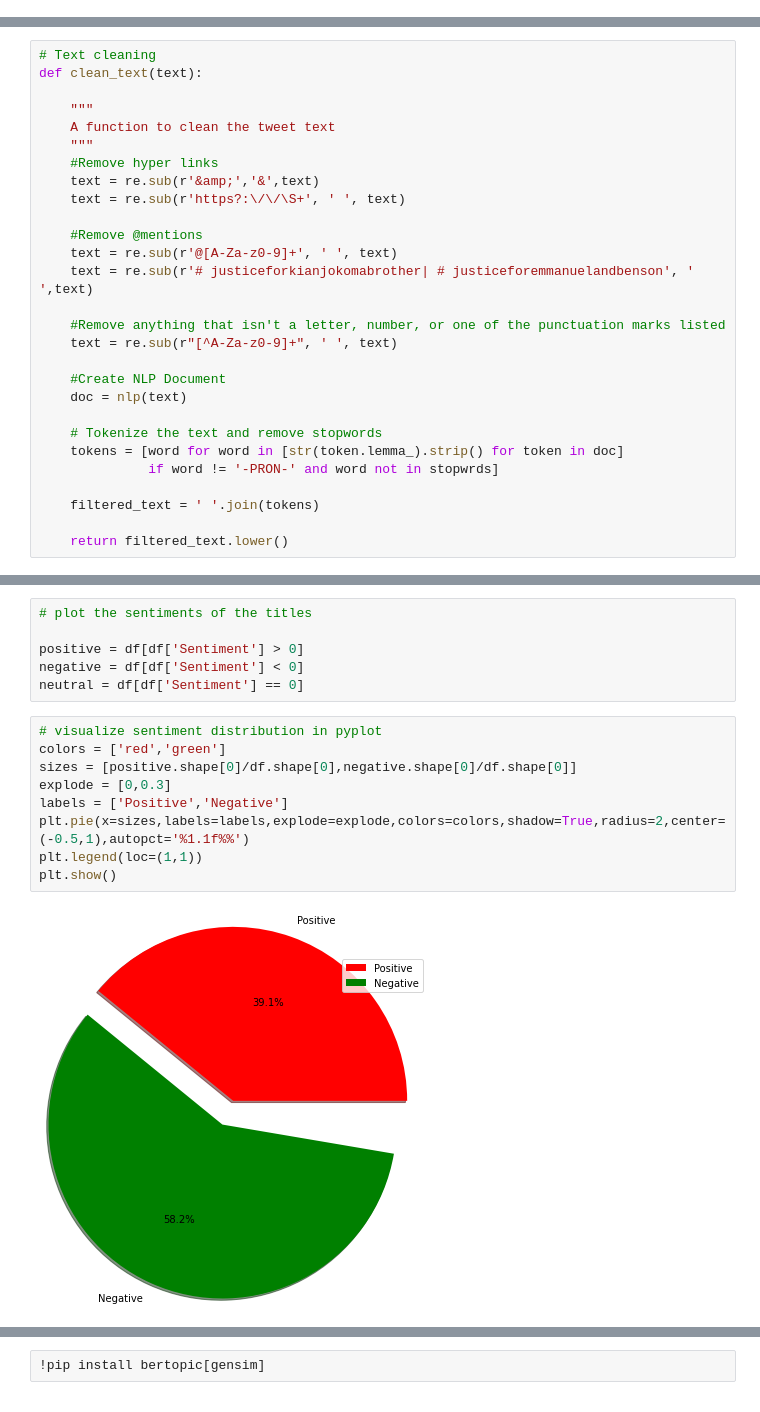
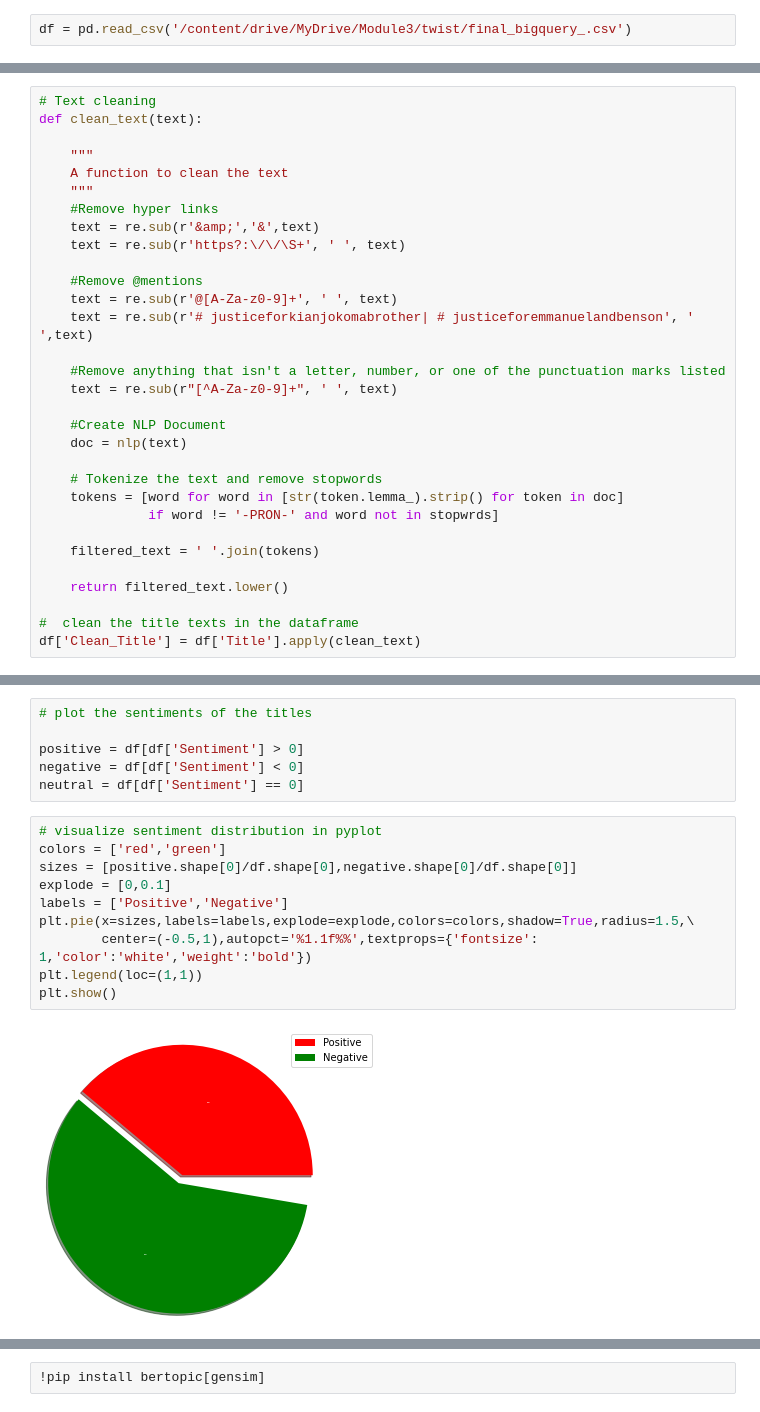
Before and after one commit to denniesbor/Module_3_Twist, a Jupyter notebook: Knowledge_Graph_Queries.ipynb, the cells around one changed output, grey strips where cells are left out. Cells and saved outputs as stored; diff of their text form.

```diff
--- a/Knowledge_Graph_Queries.ipynb
+++ b/Knowledge_Graph_Queries.ipynb
@@ -203,3 +176,5 @@ df.drop_duplicates(subset=["ID"],inplace=True)
+# %%
+df = pd.read_csv('/content/drive/MyDrive/Module3/twist/final_bigquery_.csv')
 # %%
 df.shape
 # %% [output]
@@ -277,7 +260,7 @@ stopwrds = stopwords.words('english')
 def clean_text(text):
 
     """
-    A function to clean the tweet text
+    A function to clean the text
     """
     #Remove hyper links
     text = re.sub(r'&amp;','&',text)
@@ -300,3 +283,6 @@ def clean_text(text):
     filtered_text = ' '.join(tokens)
 
     return filtered_text.lower()
+
+#  clean the title texts in the dataframe
+df['Clean_Title'] = df['Title'].apply(clean_text)
@@ -364,11 +354,12 @@ neutral = df[df['Sentiment'] == 0]
 # %%
 # visualize sentiment distribution in pyplot
 colors = ['red','green']
 sizes = [positive.shape[0]/df.shape[0],negative.shape[0]/df.shape[0]]
-explode = [0,0.3]
+explode = [0,0.1]
 labels = ['Positive','Negative']
-plt.pie(x=sizes,labels=labels,explode=explode,colors=colors,shadow=True,radius=2,center=(-0.5,1),autopct='%1.1f%%')
+plt.pie(x=sizes,labels=labels,explode=explode,colors=colors,shadow=True,radius=1.5,\
+        center=(-0.5,1),autopct='%1.1f%%',textprops={'fontsize': 1,'color':'white','weight':'bold'})
 plt.legend(loc=(1,1))
 plt.show()
 # %% [output]
-[figure, old version]
+[figure, new version]
```
Also changed, not shown: parts of 39 cells of this notebook.
